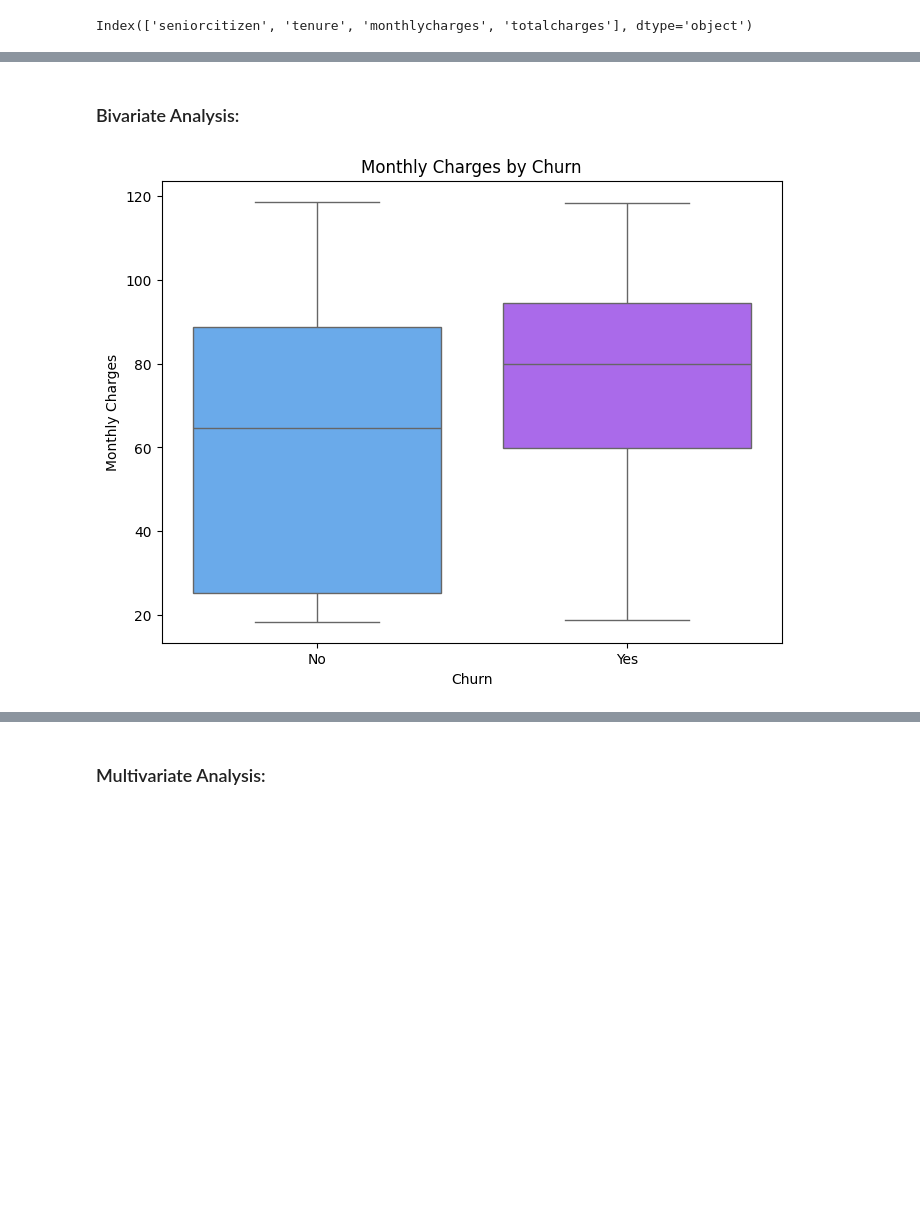
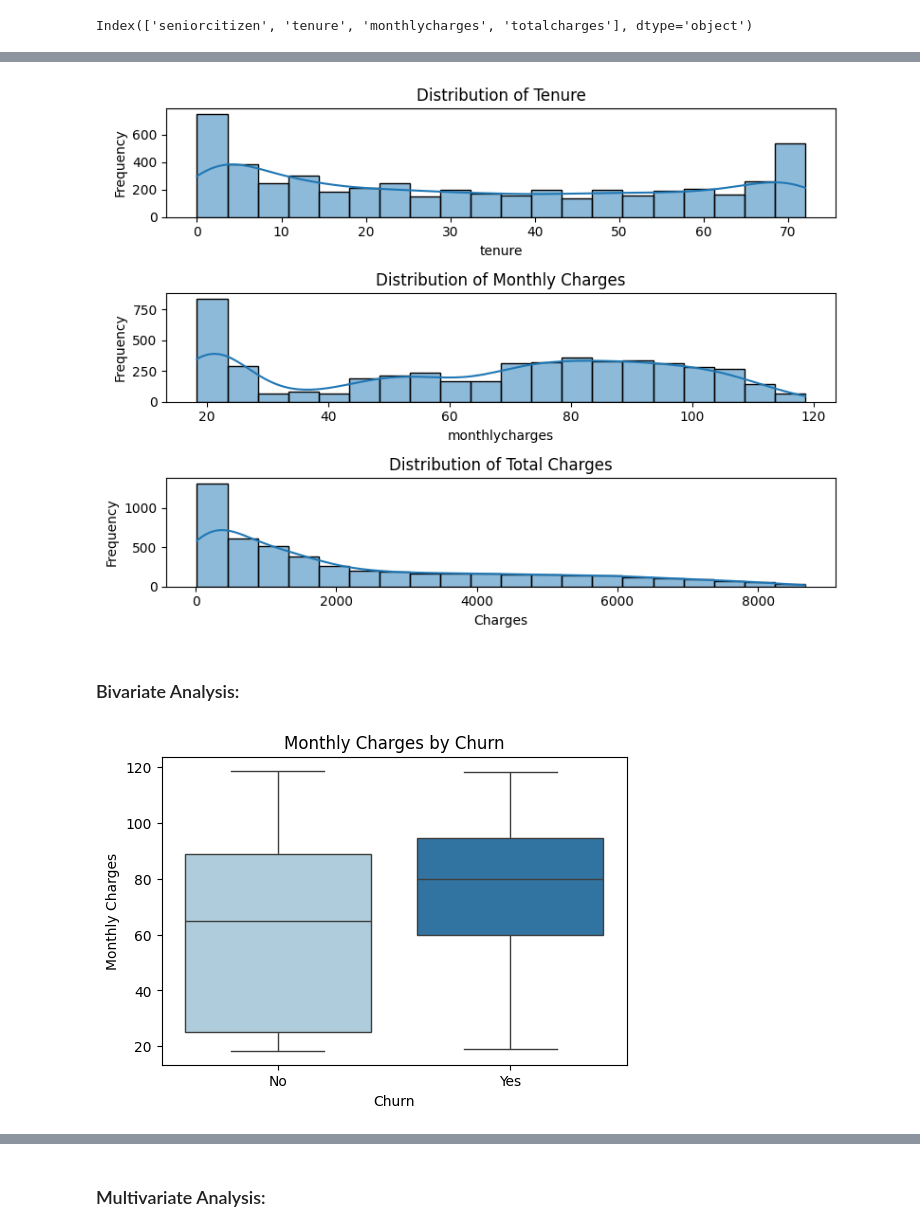
Before and after one commit to valiantezabuku/A-Customer-Churn-Prediction, a Jupyter notebook: Customer_Churn_predictions.ipynb, the cells around one changed output, grey strips where cells are left out. Drawn from its saved outputs; the diff is of its cells as text; code cells hidden in the pictures; blank space fills up the shorter version.

```diff
--- a/Customer_Churn_predictions.ipynb
+++ b/Customer_Churn_predictions.ipynb
@@ -543,12 +391,37 @@ Name: count, dtype: int64
+# %%
+# Create a figure with subplots
+fig, axes = plt.subplots(3, 1, figsize=(8, 6))
+
+# Plot the distribution of tenure
+sns.histplot(train_df['tenure'], bins=20, kde=True, ax=axes[0])
+axes[0].set_title('Distribution of Tenure')
+axes[0].set_ylabel('Frequency')
+
+# Plot the distribution of monthly charges
+sns.histplot(train_df['monthlycharges'], bins=20, kde=True, ax=axes[1])
+axes[1].set_title('Distribution of Monthly Charges')
+axes[1].set_ylabel('Frequency')
+
+# Plot the distribution of total charges
+sns.histplot(train_df['totalcharges'], bins=20, kde=True, ax=axes[2])
+axes[2].set_title('Distribution of Total Charges')
+axes[2].set_xlabel('Charges')
+axes[2].set_ylabel('Frequency')
+
+# Adjust layout and show the plot
+plt.tight_layout()
+plt.show()
+# %% [output]
+[figure, added]
 # %% [markdown]
 ### Bivariate Analysis:
 # %%
 # Box plot of MonthlyCharges across Churn categories
-plt.figure(figsize=(8, 6))
-sns.boxplot(data=train_df, x='churn', y='monthlycharges', palette='cool')
+plt.figure(figsize=(6, 4))
+sns.boxplot(data=train_df, x='churn', y='monthlycharges', palette='Paired')
 plt.title('Monthly Charges by Churn')
 plt.xlabel('Churn')
 plt.ylabel('Monthly Charges')
 plt.show()
 # %% [output]
-[figure, old version]
+[figure, new version]
```
Also changed, not shown: parts of 35 cells of this notebook.
